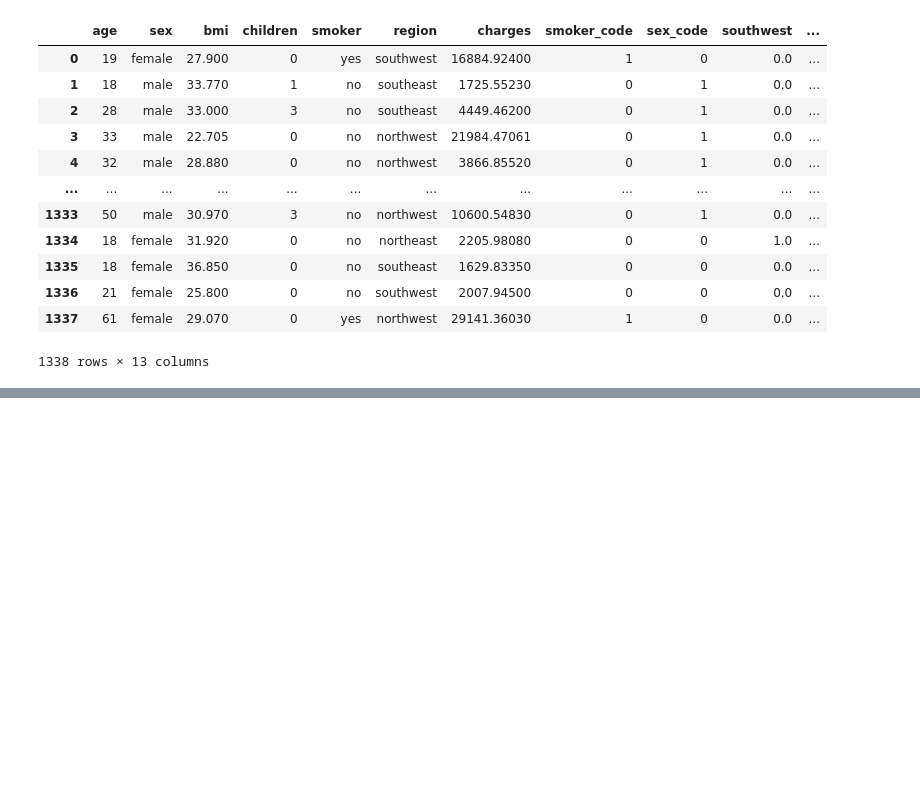
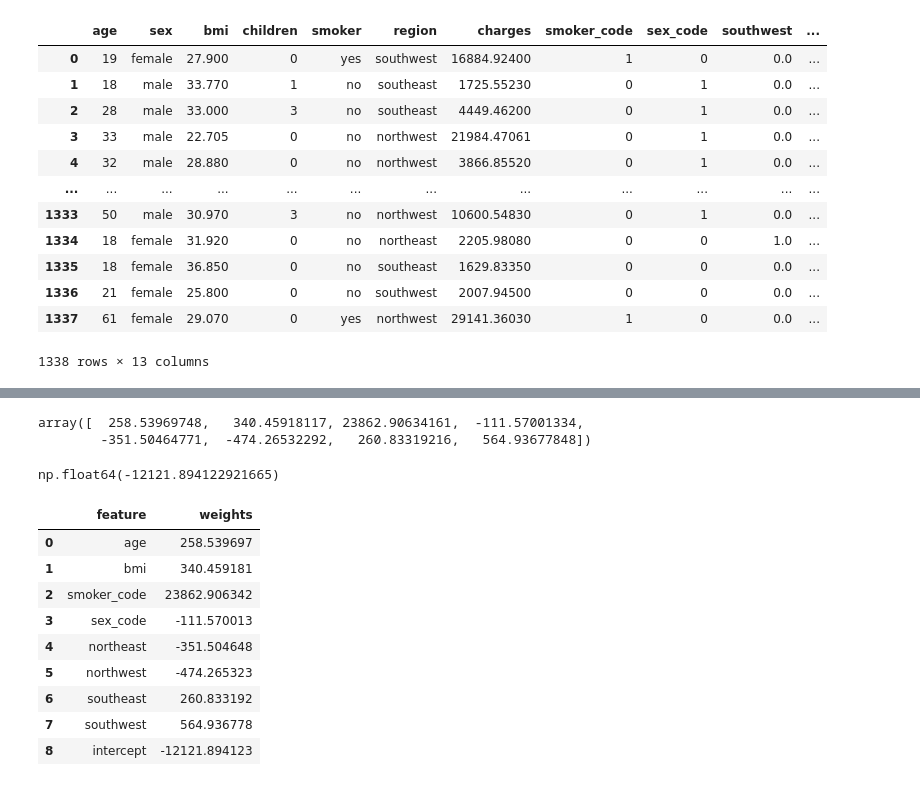
Before and after one commit to Abdllahy/annual-medical-expenditure, a Jupyter notebook: main.ipynb, the cells around one changed output, grey strips where cells are left out. Cells and saved outputs as stored; diff of their text form; code cells hidden in the pictures; blank space fills up the shorter version.

Commit message:
model improvements

```diff
--- a/main.ipynb
+++ b/main.ipynb
@@ -961,3 +961,19 @@ medical_df
 | 1336 | 21 | female | 25.800 | 0 | no | southwest | 2007.94500 | 0 | 0 | 0.0 | ... |
 | 1337 | 61 | female | 29.070 | 0 | yes | northwest | 29141.36030 | 1 | 0 | 0.0 | ... |
 1338 rows × 13 columns
+# %%
+# let's include region column in our linear regression model
+
+# create inputs and targets
+inputs, targets = medical_df [['age', 'bmi', 'smoker_code', 'sex_code', 'northeast', 'northwest', 'southeast', 'southwest']], medical_df['charges']
+
+# create and train the model
+model = LinearRegression().fit(inputs, targets)
+
+# generate predictions
+predictions = model.predict(inputs)
+
+# compute loss to evaluate the model
+loss = rmse(targets, predictions)
+
+print(f'The loss is:  {loss}')
@@ -963,0 +994,31 @@ medical_df
+# %%
+model.coef_
+# %% [output]
+array([  258.53969748,   340.45918117, 23862.90634161,  -111.57001334,
+        -351.50464771,  -474.26532292,   260.83319216,   564.93677848])
+# %%
+model.intercept_
+# %% [output]
+np.float64(-12121.894122921665)
+# %%
+# Prepare feature names and weights, including the intercept
+feature_names = list(inputs.columns) + ['intercept']
+weights = list(model.coef_) + [model.intercept_]
+
+weights_df = pd.DataFrame({
+    'feature': feature_names,
+    'weights': weights
+})
+
+weights_df
+# %% [output]
+|  | feature | weights |
+| 0 | age | 258.539697 |
+| 1 | bmi | 340.459181 |
+| 2 | smoker_code | 23862.906342 |
+| 3 | sex_code | -111.570013 |
+| 4 | northeast | -351.504648 |
+| 5 | northwest | -474.265323 |
+| 6 | southeast | 260.833192 |
+| 7 | southwest | 564.936778 |
+| 8 | intercept | -12121.894123 |
```
Also changed, not shown: parts of 6 cells of this notebook.
